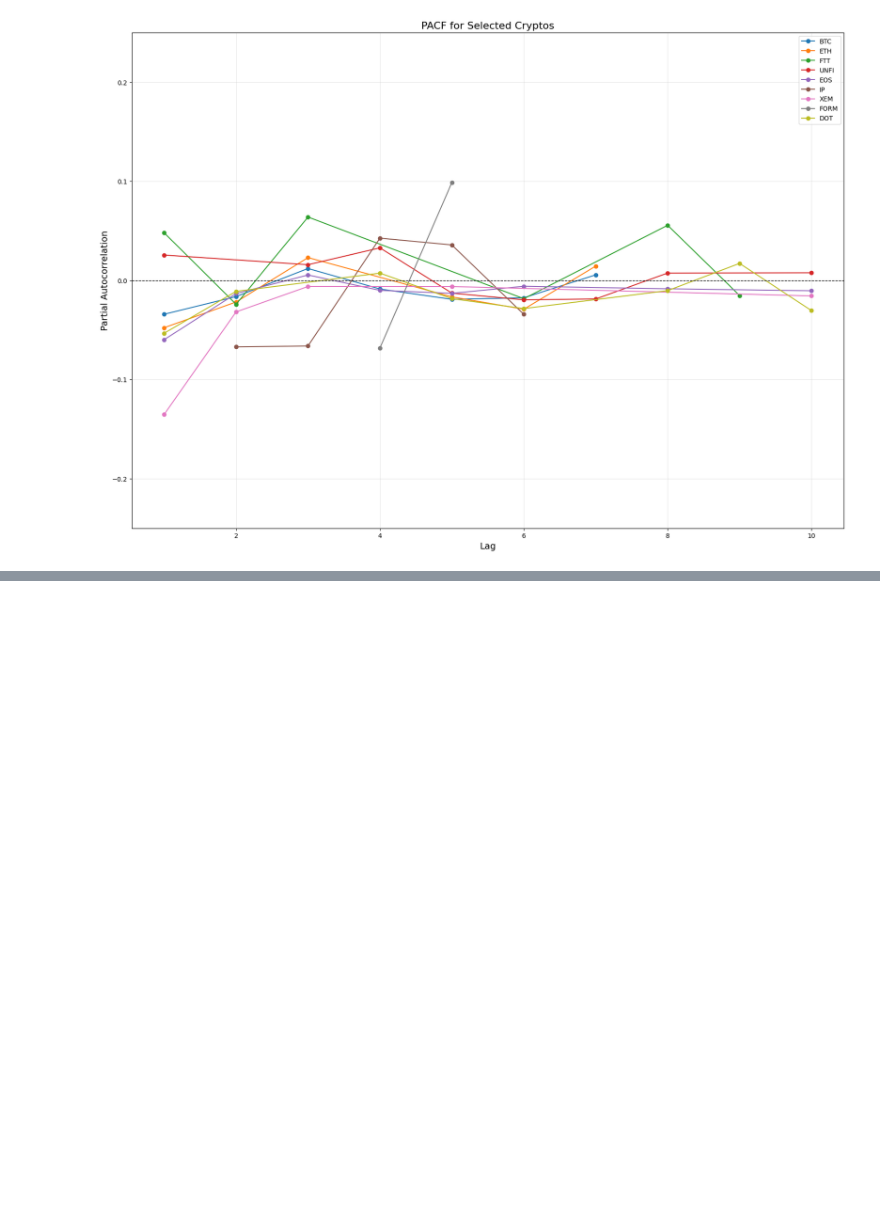
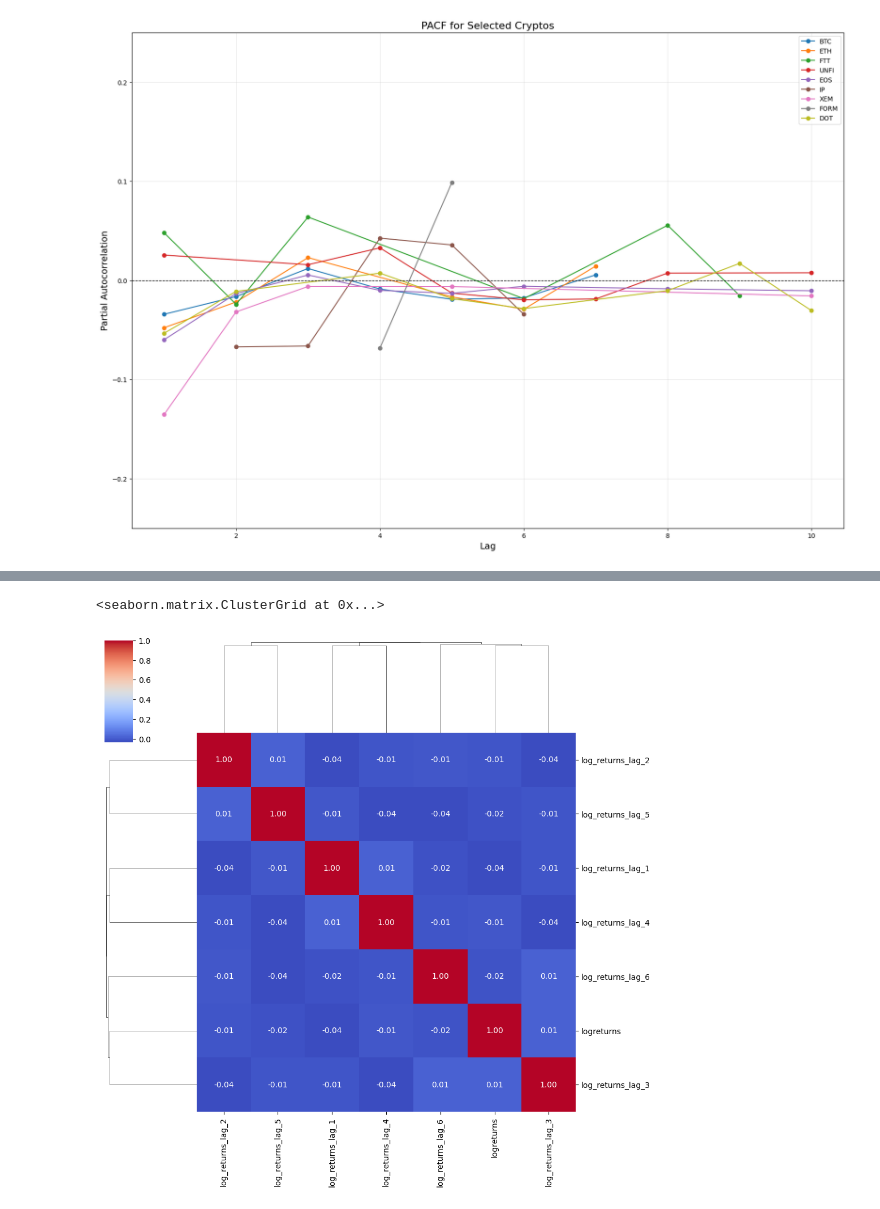
Before and after one commit to tsereir/algorithmic_trading, a Jupyter notebook: autoregressive.ipynb, the cells around one changed output, grey strips where cells are left out. Saved outputs shown, nothing was run; the diff lists cells and outputs as text; code cells hidden in the pictures; blank space fills up the shorter version.

```diff
--- a/autoregressive.ipynb
+++ b/autoregressive.ipynb
@@ -194,0 +199,8 @@ plot_pacf_lag(["BTC", "ETH", "FTT", "UNFI", 'EOS', 'IP', "XEM", "FORM", "DOT"],
+# %%
+lags = list(range(1, 7))
+for lag in lags :
+    data_train[f"log_returns_lag_{lag}"] = data_train["logreturns"].shift(lag)
+    data_test[f"log_returns_lag_{lag}"] = data_test["logreturns"].shift(lag)
+
+data_train.dropna(inplace=True)
+data_test.dropna(inplace=True)
@@ -194,0 +224,6 @@ plot_pacf_lag(["BTC", "ETH", "FTT", "UNFI", 'EOS', 'IP', "XEM", "FORM", "DOT"],
+# %%
+sns.clustermap(data_train[[c for c in data_train.columns if "returns" in c]].corr(), cmap="coolwarm", annot=True, fmt=".2f"
+               )
+# %% [output]
+<seaborn.matrix.ClusterGrid at 0x...>
+[figure, added]
```
Also changed, not shown: parts of 20 cells of this notebook, 1 other file.
